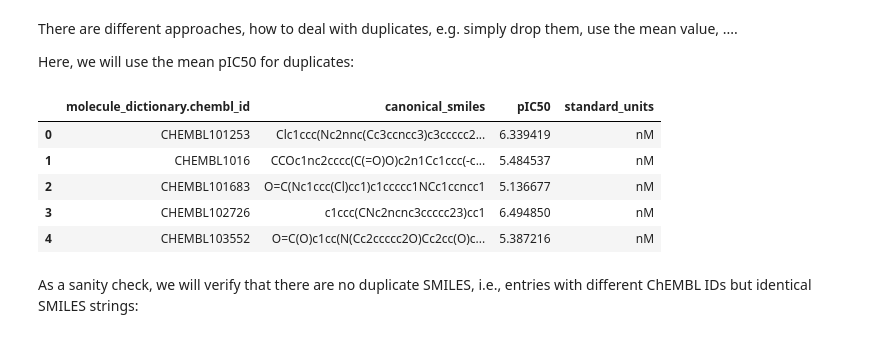
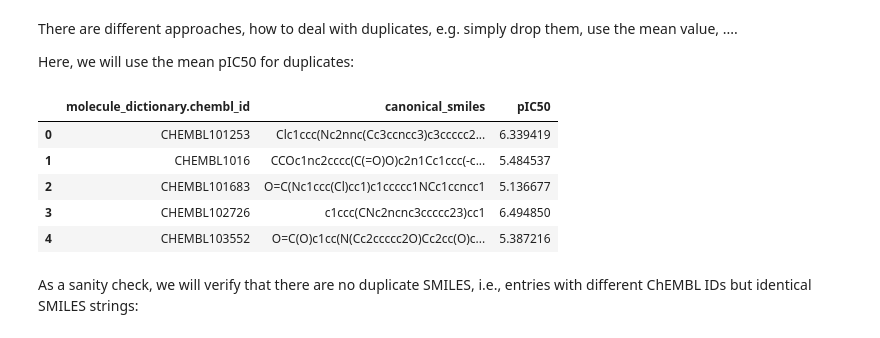
Before and after one commit to volkamerlab/cic_summerschool_2025, a Jupyter notebook: session_1/session_1.ipynb, the cells around one changed output. Drawn from its saved outputs; the diff is of its cells as text; code cells hidden in the pictures.

```diff
--- a/session_1/session_1.ipynb
+++ b/session_1/session_1.ipynb
@@ -346,5 +336,5 @@ We can now drop the `standard_type` column and rename the `standard_value` colum
 # %%
 egfr_activities = egfr_activities.rename(columns={"standard_value": "pIC50"})
-egfr_activities = egfr_activities.drop(columns=["standard_type"])
+egfr_activities = egfr_activities.drop(columns=["standard_type", "standard_units"])
 egfr_activities.head()
 # %% [output]
@@ -377,22 +361,21 @@ Here, we will use the mean pIC50 for duplicates:
 # %%
 egfr_activities_deduplicated = egfr_activities.groupby(
     "molecule_dictionary.chembl_id", as_index=False
 ).agg(
     {
         "molecule_dictionary.chembl_id": "first",
         "canonical_smiles": "first",
-        "pIC50": "mean",
-        "standard_units": "first",
+        "pIC50": "mean"
     }
 )
 egfr_activities_deduplicated.head()
 # %% [output]
-|  | molecule_dictionary.chembl_id | canonical_smiles | pIC50 | standard_units |
-| 0 | CHEMBL101253 | Clc1ccc(Nc2nnc(Cc3ccncc3)c3ccccc2... | 6.339419 | nM |
-| 1 | CHEMBL1016 | CCOc1nc2cccc(C(=O)O)c2n1Cc1ccc(-c... | 5.484537 | nM |
-| 2 | CHEMBL101683 | O=C(Nc1ccc(Cl)cc1)c1ccccc1NCc1ccncc1 | 5.136677 | nM |
-| 3 | CHEMBL102726 | c1ccc(CNc2ncnc3ccccc23)cc1 | 6.494850 | nM |
-| 4 | CHEMBL103552 | O=C(O)c1cc(N(Cc2ccccc2O)Cc2cc(O)c... | 5.387216 | nM |
+|  | molecule_dictionary.chembl_id | canonical_smiles | pIC50 |
+| 0 | CHEMBL101253 | Clc1ccc(Nc2nnc(Cc3ccncc3)c3ccccc2... | 6.339419 |
+| 1 | CHEMBL1016 | CCOc1nc2cccc(C(=O)O)c2n1Cc1ccc(-c... | 5.484537 |
+| 2 | CHEMBL101683 | O=C(Nc1ccc(Cl)cc1)c1ccccc1NCc1ccncc1 | 5.136677 |
+| 3 | CHEMBL102726 | c1ccc(CNc2ncnc3ccccc23)cc1 | 6.494850 |
+| 4 | CHEMBL103552 | O=C(O)c1cc(N(Cc2ccccc2O)Cc2cc(O)c... | 5.387216 |
 # %% [markdown]
 As a sanity check, we will verify that there are no duplicate SMILES, i.e., entries with different ChEMBL IDs but identical SMILES strings:
 # %%
```
Also changed, not shown: parts of 27 cells of this notebook.
